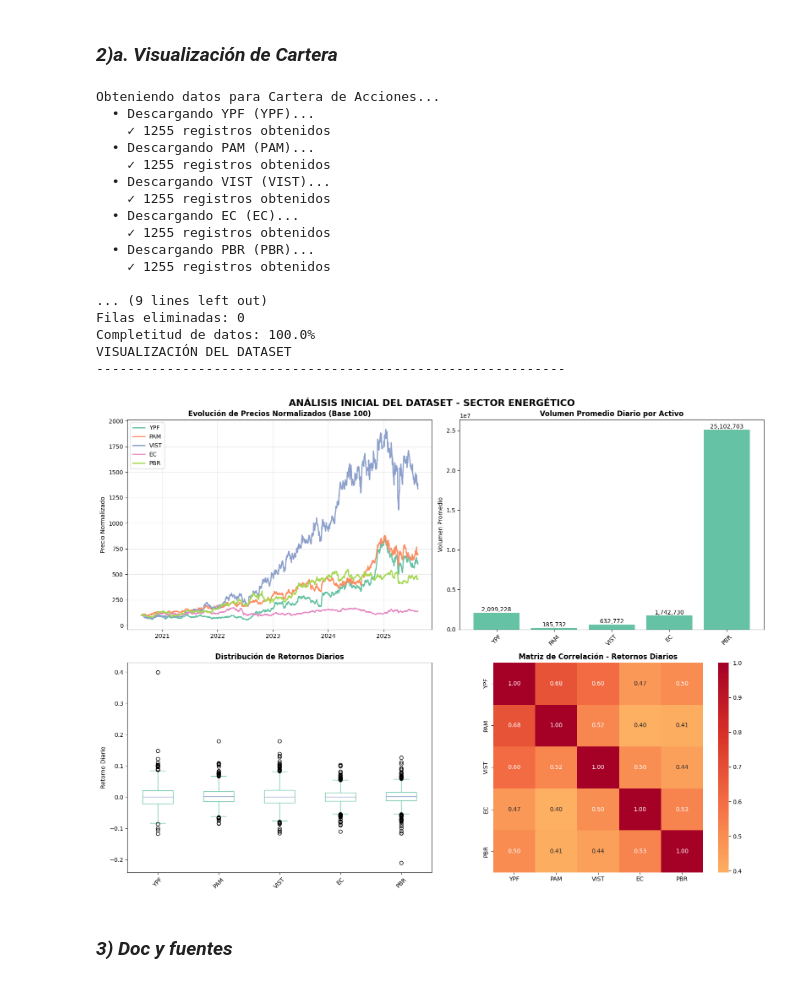
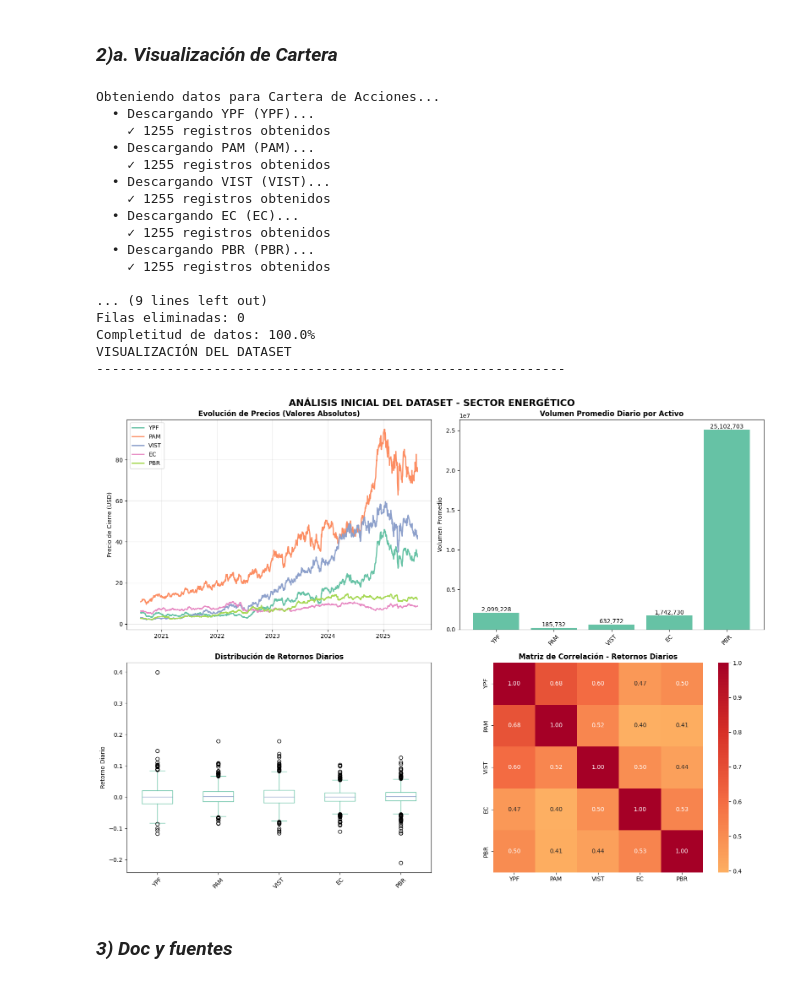
Before and after one commit to Serran0Juan/finanzas-trabajo-practico-2025, a Jupyter notebook: DATASET.ipynb, the cells around one changed output. Saved outputs shown, nothing was run; the diff lists cells and outputs as text; code cells hidden in the pictures.

```diff
--- a/DATASET.ipynb
+++ b/DATASET.ipynb
@@ -30,9 +30,6 @@ print(f"Período de análisis: {start_date.strftime('%Y-%m-%d')} a {end_date.str
 print(f"Duración: 5 años de datos históricos diarios")
 
 def obtener_datos_financieros(tickers, start_date, end_date, nombre_dataset):
-    """
-    Función para obtener datos financieros históricos con validación
-    """
     print(f"\nObteniendo datos para {nombre_dataset}...")
     datos = {}
     resumen = []
@@ -301,10 +295,6 @@ globals()['justificacion_empresas'] = justificacion_detallada
 # %% [markdown]
 ### *2)a. Visualización de Cartera*
 # %%
-import matplotlib.pyplot as plt
-import pandas as pd
-import seaborn as sns
-
 portfolio_data, resumen_cartera = obtener_datos_financieros(portfolio, start_date, end_date, "Cartera de Acciones")
 
 precios_cartera, volumenes_cartera = procesar_datos(portfolio_data, "datos de cartera")
@@ -318,12 +308,11 @@ if len(precios_cartera) > 0:
     fig, axes = plt.subplots(2, 2, figsize=(16, 12))
     fig.suptitle('ANÁLISIS INICIAL DEL DATASET - SECTOR ENERGÉTICO', fontsize=16, fontweight='bold')
 
-    precios_norm = (precios_cartera / precios_cartera.iloc[0]) * 100
     ax1 = axes[0, 0]
-    for col in precios_norm.columns:
-        ax1.plot(precios_norm.index, precios_norm[col], label=col, linewidth=2)
-    ax1.set_title('Evolución de Precios Normalizados (Base 100)', fontweight='bold')
-    ax1.set_ylabel('Precio Normalizado')
+    for col in precios_cartera.columns:
+        ax1.plot(precios_cartera.index, precios_cartera[col], label=col, linewidth=2)
+    ax1.set_title('Evolución de Precios (Valores Absolutos)', fontweight='bold')
+    ax1.set_ylabel('Precio de Cierre (USD)')
     ax1.legend()
     ax1.grid(True, alpha=0.3)
 
@@ -346,34 +335,34 @@ if len(precios_cartera) > 0:
     ax3.set_title('Distribución de Retornos Diarios', fontweight='bold')
     ax3.set_ylabel('Retorno Diario')
     ax3.tick_params(axis='x', rotation=45)
 
     correlacion = retornos_diarios.corr()
     ax4 = axes[1, 1]
     sns.heatmap(correlacion, annot=True, cmap='RdYlBu_r', center=0,
                 square=True, ax=ax4, fmt='.2f')
     ax4.set_title('Matriz de Correlación - Retornos Diarios', fontweight='bold')
 
     plt.tight_layout()
     plt.show()
 # %% [output]
 Obteniendo datos para Cartera de Acciones...
   • Descargando YPF (YPF)...
     ✓ 1255 registros obtenidos
   • Descargando PAM (PAM)...
     ✓ 1255 registros obtenidos
   • Descargando VIST (VIST)...
     ✓ 1255 registros obtenidos
   • Descargando EC (EC)...
     ✓ 1255 registros obtenidos
   • Descargando PBR (PBR)...
     ✓ 1255 registros obtenidos
 
 ... (9 lines left out)
 Filas eliminadas: 0
 Completitud de datos: 100.0%
 VISUALIZACIÓN DEL DATASET
 ------------------------------------------------------------
-[figure, old version]
+[figure, new version]
 # %% [markdown]
 ### *3) Doc y fuentes*
 # %%
```
Also changed, not shown: parts of 30 cells of this notebook.
